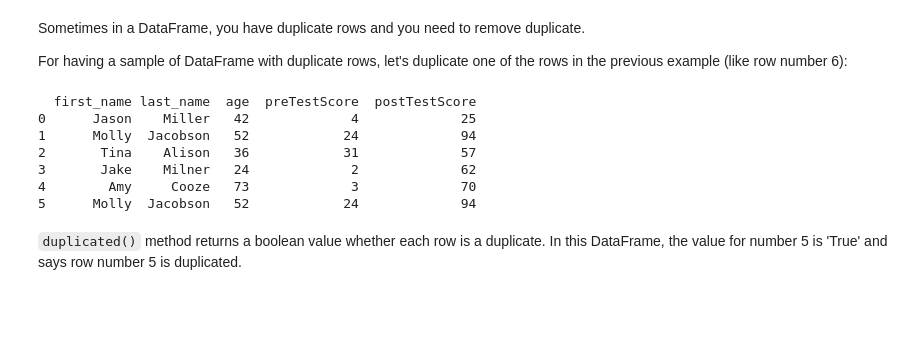
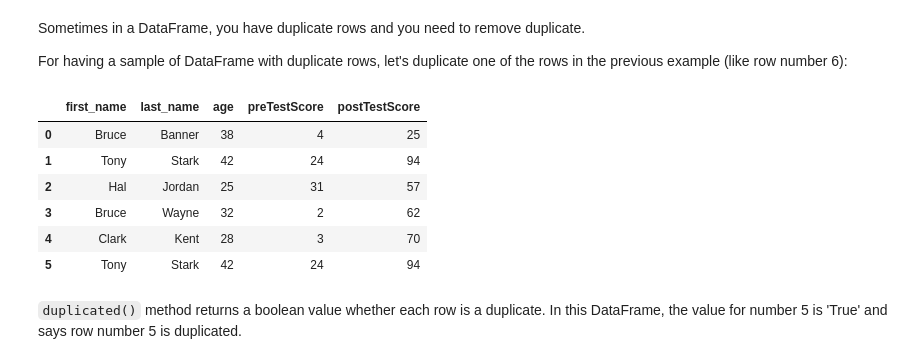
Before and after one commit to igaribay/DSSwithPython, a Jupyter notebook: DSS-Week05/Notebook/DSS-Unit05-Lecture02.2018.ipynb, the cells around one changed output. Cells and saved outputs as stored; diff of their text form; code cells hidden in the pictures; blank space fills up the shorter version.

````diff
--- a/DSS-Week05/Notebook/DSS-Unit05-Lecture02.2018.ipynb
+++ b/DSS-Week05/Notebook/DSS-Unit05-Lecture02.2018.ipynb
@@ -428,20 +463,18 @@ Sometimes in a DataFrame, you have duplicate rows and you need to remove duplica
 For having a sample of DataFrame with duplicate rows, let's duplicate one of the rows in the previous example (like row number 6):
 # %%
 # Creating a DataFrame with two same rows
-
-raw_data = [['Jason','Miller',42,4,25],['Molly','Jacobson',52,24,94],['Tina','Alison',36,31,57],['Jake','Milner',24,2,62],
-            ['Amy','Cooze',73,3,70],['Molly','Jacobson',52,24,94]]
-
+raw_data = [['Bruce','Banner',38,4,25],['Tony','Stark',42,24,94],['Hal','Jordan',25,31,57],['Bruce','Wayne',32,2,62],
+            ['Clark','Kent',28,3,70],['Tony','Stark',42,24,94]]
 df = pd.DataFrame (raw_data, columns = ['first_name', 'last_name','age','preTestScore','postTestScore'])
-print (df)
+df
 # %% [output]
-  first_name last_name  age  preTestScore  postTestScore
-0      Jason    Miller   42             4             25
-1      Molly  Jacobson   52            24             94
-2       Tina    Alison   36            31             57
-3       Jake    Milner   24             2             62
-4        Amy     Cooze   73             3             70
-5      Molly  Jacobson   52            24             94
+|  | first_name | last_name | age | preTestScore | postTestScore |
+| 0 | Bruce | Banner | 38 | 4 | 25 |
+| 1 | Tony | Stark | 42 | 24 | 94 |
+| 2 | Hal | Jordan | 25 | 31 | 57 |
+| 3 | Bruce | Wayne | 32 | 2 | 62 |
+| 4 | Clark | Kent | 28 | 3 | 70 |
+| 5 | Tony | Stark | 42 | 24 | 94 |
 # %% [markdown]
 ```duplicated()``` method returns a boolean value whether each row is a duplicate. In this DataFrame, the value for number 5 is 'True' and says row number 5 is duplicated.
 # %%
````
Also changed, not shown: parts of 31 cells of this notebook.
